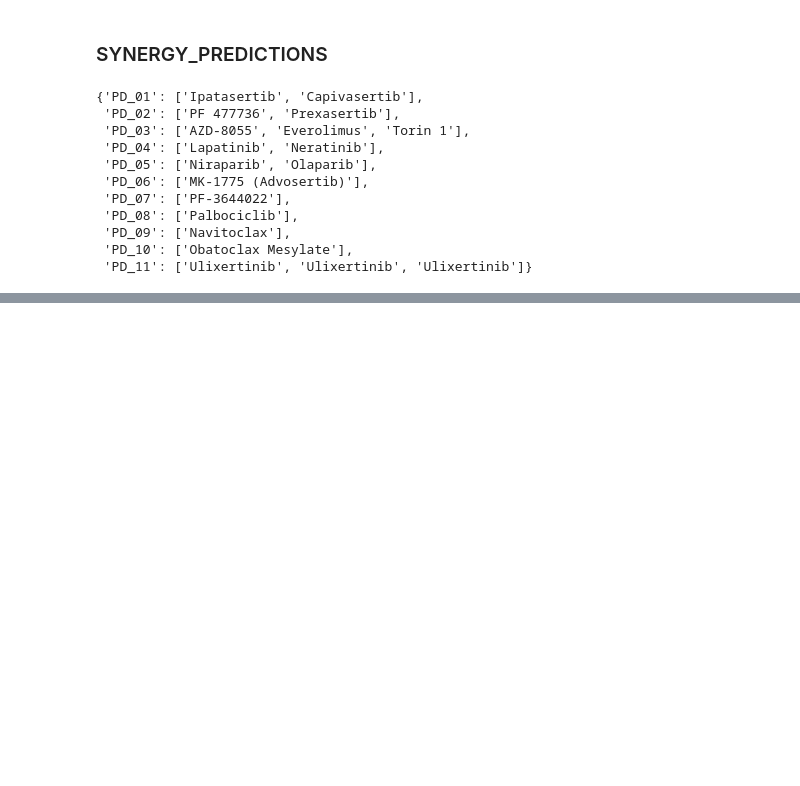
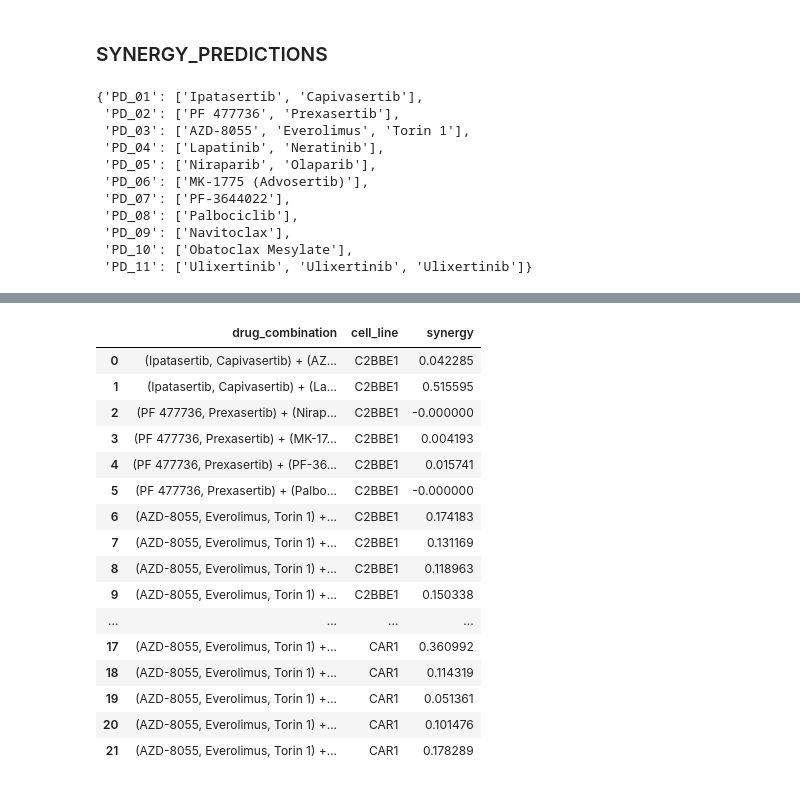
Before and after one commit to ViviamSB/SYNCO, a Jupyter notebook: notebook_tests.ipynb, the cells around one changed output, grey strips where cells are left out. Cells and saved outputs as stored; diff of their text form; code cells hidden in the pictures; blank space fills up the shorter version.

Commit message:
make converge_synergies module

```diff
--- a/notebook_tests.ipynb
+++ b/notebook_tests.ipynb
@@ -260,0 +251,20 @@ Shape: (10, 3)
+# %%
+import features.converge_synergies
+importlib.reload(features.converge_synergies)
+
+anchorID = 'drug1_ID'
+libraryID = 'drug2_ID'
+anchor_name = 'drug1'
+library_name = 'drug2'
+inhibitor_groups = PD_inhibitors_dict
+targets_dict = PD_targets_dict
+
+converge_experimental = features.converge_synergies.converge_synergies(
+    df=synergies_exp_processed,
+    anchorID=anchorID,
+    libraryID=libraryID,
+    anchor_name=anchor_name,
+    library_name=library_name,
+    inhibitor_groups=inhibitor_groups,
+    targets_dict=targets_dict,
+)
@@ -260,0 +288,39 @@ Shape: (10, 3)
+# %%
+importlib.reload(features.converge_synergies)
+
+anchorID = 'PD_A'
+libraryID = 'PD_B'
+anchor_name = 'drug_name_A'
+library_name = 'drug_name_B'
+cell_line_list = ['C2BBe1', 'CaR-1']
+
+converge_predictions = features.converge_synergies.converge_synergies(
+    df=synergy_results,
+    anchorID=anchorID,
+    libraryID=libraryID,
+    inhibitor_groups=inhibitor_groups,
+    targets_dict=targets_dict,
+    cell_line_list=cell_line_list,
+    predicted=True,
+)
+# %%
+full_df, drug_names_synergies_df, inhibitor_group_synergies_df = converge_predictions
+drug_names_synergies_df
+# %% [output]
+|  | drug_combination | cell_line | synergy |
+| 0 | (Ipatasertib, Capivasertib) + (AZ... | C2BBE1 | 0.042285 |
+| 1 | (Ipatasertib, Capivasertib) + (La... | C2BBE1 | 0.515595 |
+| 2 | (PF 477736, Prexasertib) + (Nirap... | C2BBE1 | -0.000000 |
+| 3 | (PF 477736, Prexasertib) + (MK-17... | C2BBE1 | 0.004193 |
+| 4 | (PF 477736, Prexasertib) + (PF-36... | C2BBE1 | 0.015741 |
+| 5 | (PF 477736, Prexasertib) + (Palbo... | C2BBE1 | -0.000000 |
+| 6 | (AZD-8055, Everolimus, Torin 1) +... | C2BBE1 | 0.174183 |
+| 7 | (AZD-8055, Everolimus, Torin 1) +... | C2BBE1 | 0.131169 |
+| 8 | (AZD-8055, Everolimus, Torin 1) +... | C2BBE1 | 0.118963 |
+| 9 | (AZD-8055, Everolimus, Torin 1) +... | C2BBE1 | 0.150338 |
+| ... | ... | ... | ... |
+| 17 | (AZD-8055, Everolimus, Torin 1) +... | CAR1 | 0.360992 |
+| 18 | (AZD-8055, Everolimus, Torin 1) +... | CAR1 | 0.114319 |
+| 19 | (AZD-8055, Everolimus, Torin 1) +... | CAR1 | 0.051361 |
+| 20 | (AZD-8055, Everolimus, Torin 1) +... | CAR1 | 0.101476 |
+| 21 | (AZD-8055, Everolimus, Torin 1) +... | CAR1 | 0.178289 |
```
Also changed, not shown: parts of 6 cells of this notebook, 6 other files.
